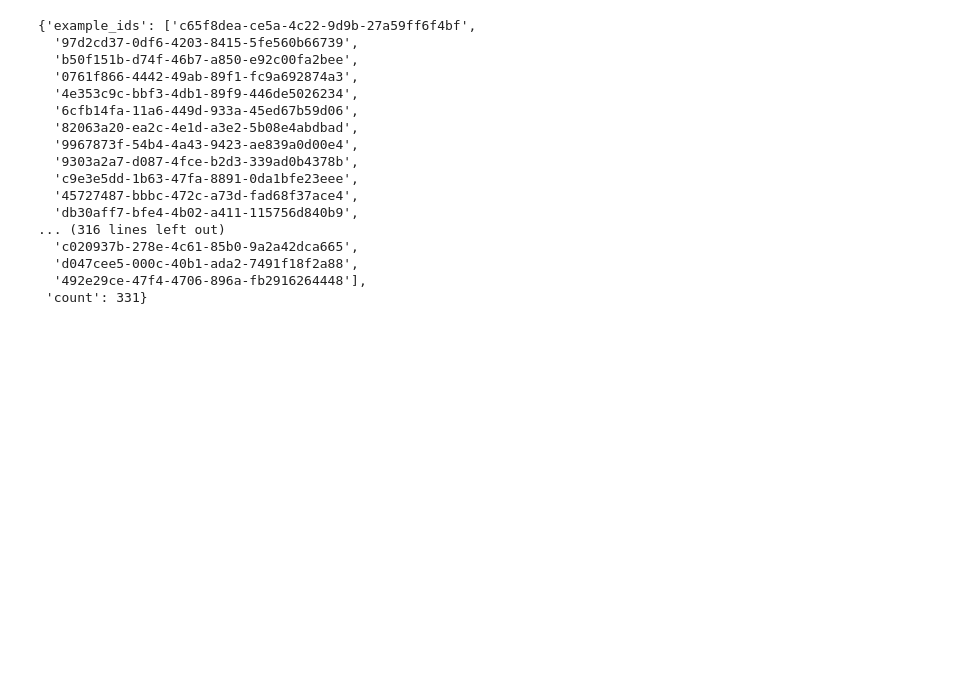
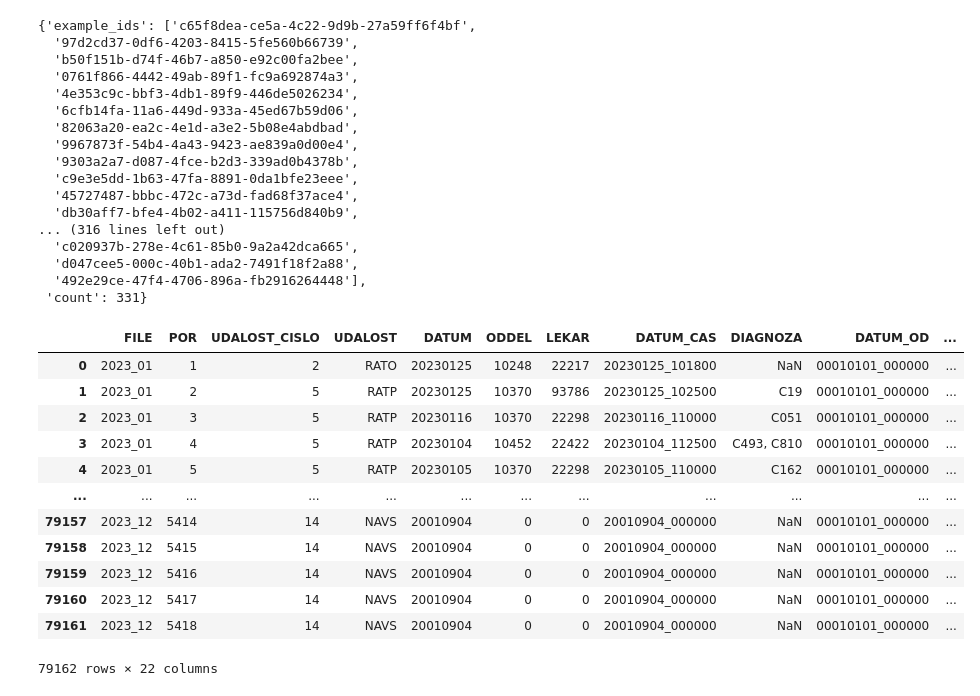
Before and after one commit to rmilosic/cody, a Jupyter notebook: david.import.ipynb, the cells around one changed output. Saved outputs shown, nothing was run; the diff lists cells and outputs as text; code cells hidden in the pictures; blank space fills up the shorter version.

```diff
--- a/david.import.ipynb
+++ b/david.import.ipynb
@@ -213,3 +214,19 @@ client.create_examples(
   'd047cee5-000c-40b1-ada2-7491f18f2a88',
   '492e29ce-47f4-4706-896a-fb2916264448'],
  'count': 331}
+# %%
+dokumentace
+# %% [output]
+|  | FILE | POR | UDALOST_CISLO | UDALOST | DATUM | ODDEL | LEKAR | DATUM_CAS | DIAGNOZA | DATUM_OD | ... |
+| 0 | 2023_01 | 1 | 2 | RATO | 20230125 | 10248 | 22217 | 20230125_101800 | NaN | 00010101_000000 | ... |
+| 1 | 2023_01 | 2 | 5 | RATP | 20230125 | 10370 | 93786 | 20230125_102500 | C19 | 00010101_000000 | ... |
+| 2 | 2023_01 | 3 | 5 | RATP | 20230116 | 10370 | 22298 | 20230116_110000 | C051 | 00010101_000000 | ... |
+| 3 | 2023_01 | 4 | 5 | RATP | 20230104 | 10452 | 22422 | 20230104_112500 | C493, C810 | 00010101_000000 | ... |
+| 4 | 2023_01 | 5 | 5 | RATP | 20230105 | 10370 | 22298 | 20230105_110000 | C162 | 00010101_000000 | ... |
+| ... | ... | ... | ... | ... | ... | ... | ... | ... | ... | ... | ... |
+| 79157 | 2023_12 | 5414 | 14 | NAVS | 20010904 | 0 | 0 | 20010904_000000 | NaN | 00010101_000000 | ... |
+| 79158 | 2023_12 | 5415 | 14 | NAVS | 20010904 | 0 | 0 | 20010904_000000 | NaN | 00010101_000000 | ... |
+| 79159 | 2023_12 | 5416 | 14 | NAVS | 20010904 | 0 | 0 | 20010904_000000 | NaN | 00010101_000000 | ... |
+| 79160 | 2023_12 | 5417 | 14 | NAVS | 20010904 | 0 | 0 | 20010904_000000 | NaN | 00010101_000000 | ... |
+| 79161 | 2023_12 | 5418 | 14 | NAVS | 20010904 | 0 | 0 | 20010904_000000 | NaN | 00010101_000000 | ... |
+79162 rows × 22 columns
```
Also changed, not shown: parts of 1 cell of this notebook, 6 other files.
